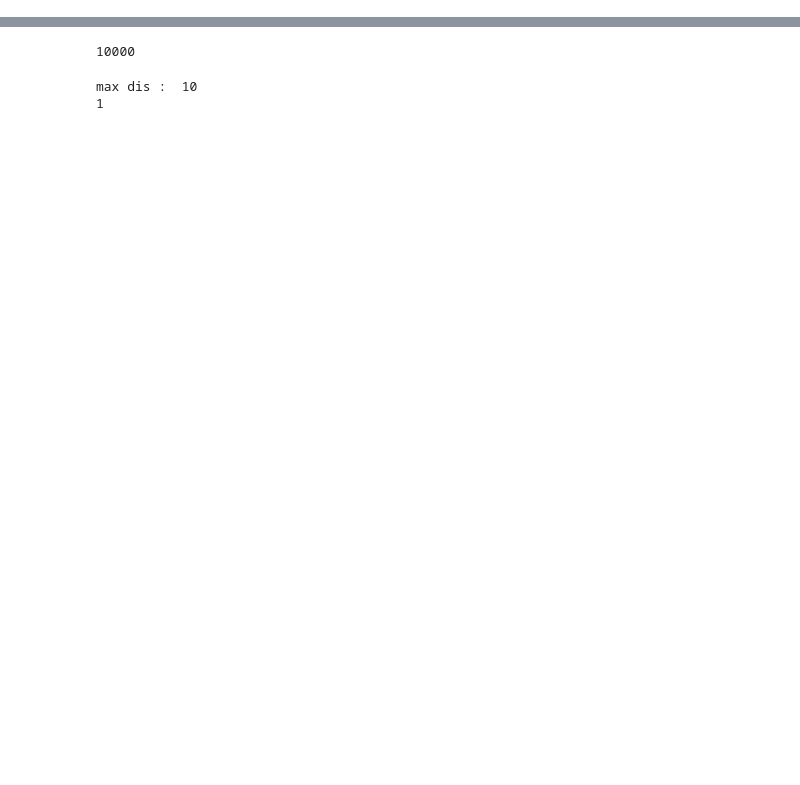
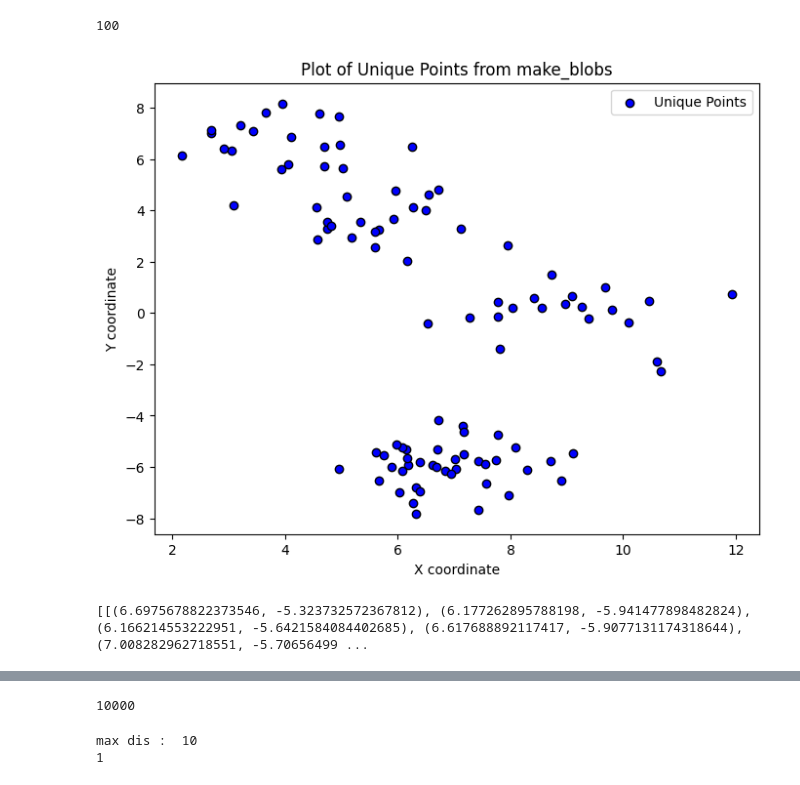
Before and after one commit to destx0/thesnew, a Jupyter notebook: master.ipynb, the cells around one changed output, grey strips where cells are left out. Cells and saved outputs as stored; diff of their text form; code cells hidden in the pictures; blank space fills up the shorter version.

```diff
--- a/master.ipynb
+++ b/master.ipynb
@@ -12,2 +15,52 @@ from math import *
 from kdtreen import *
 from utils import *
+# %%
+no_points = 100
+no_centres = 5
+# %%
+X, Y = make_blobs(n_samples=no_points, centers=no_centres)
+points = list(set([(x, y) for x, y in X]))
+# points = list(set([(round(x, 1), round(y, 1)) for x, y in X]))
+print(len(points))
+# %% [output]
+100
+# %%
+unique_points_array = np.array(points)
+
+# Plotting
+plt.figure(figsize=(8, 6))
+plt.scatter(
+    unique_points_array[:, 0],
+    unique_points_array[:, 1],
+    color="blue",
+    edgecolor="k",
+    label="Unique Points",
+)
+plt.title("Plot of Unique Points from make_blobs")
+plt.xlabel("X coordinate")
+plt.ylabel("Y coordinate")
+plt.legend()
+plt.show()
+# %% [output]
+[figure, added]
+# %%
+k_clusters = math.ceil(math.sqrt(len(points)))
+
+# Applying KMeans clustering
+kmeans = KMeans(n_clusters=k_clusters)
+kmeans.fit(points)
+
+# Predicting the cluster indices for each point
+y_k = kmeans.predict(points)
+
+# Initialize a list for each cluster
+clusters = [[] for _ in range(k_clusters)]
+
+# Assign each point to its cluster
+for point, cluster_index in zip(points, y_k):
+    clusters[cluster_index].append(point)
+
+# Now `clusters` is a list of lists, where each inner list contains the points in that cluster
+print(clusters)
+# %% [output]
+[[(6.6975678822373546, -5.323732572367812), (6.177262895788198, -5.941477898482824), (6.166214553222951, -5.6421584084402685), (6.617688892117417, -5.9077131174318644), (7.008282962718551, -5.70656499 ...
```
Also changed, not shown: parts of 21 cells of this notebook.
